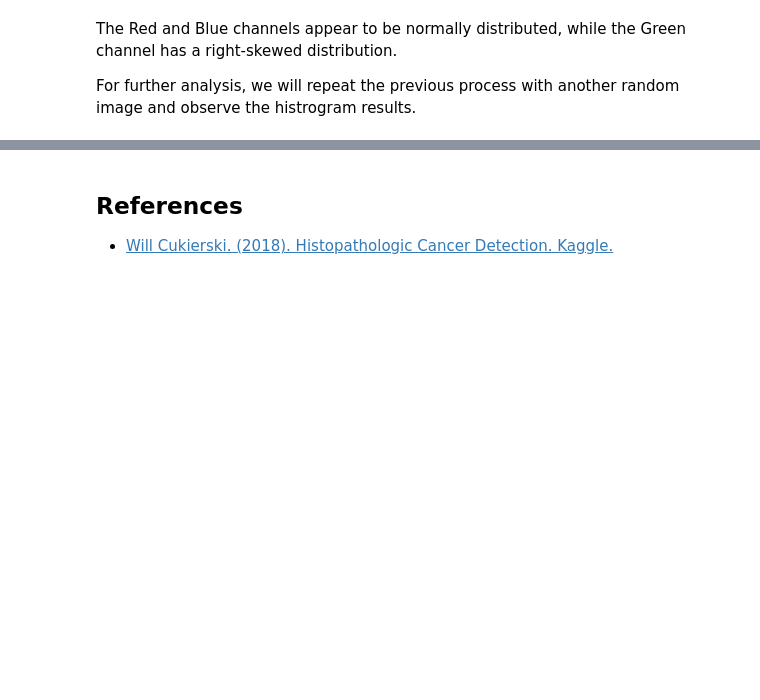
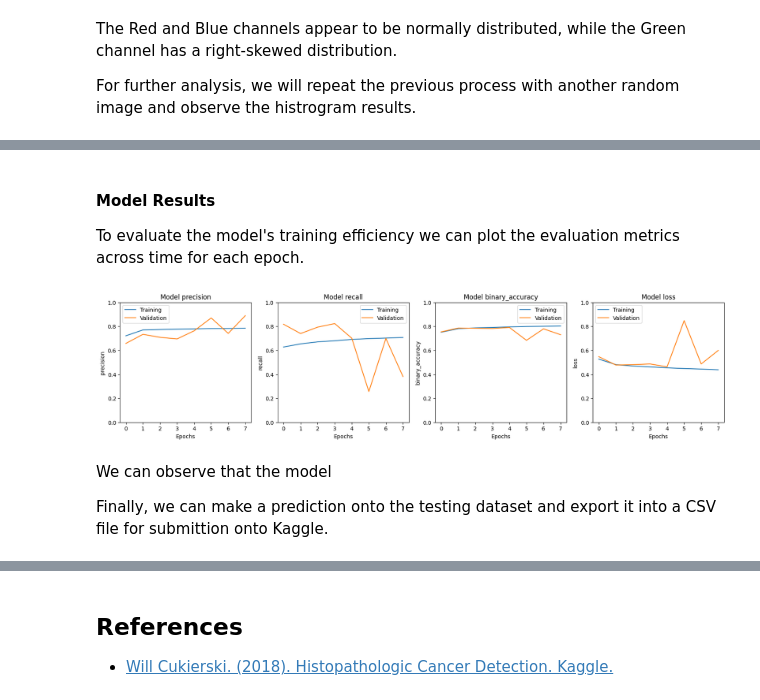
Before and after one commit to IvMonares/CNN_Cancer_Detection, a Jupyter notebook: Convolutional Nerual Network.ipynb, the cells around one changed output, grey strips where cells are left out. Cells and saved outputs as stored; diff of their text form; code cells hidden in the pictures; blank space fills up the shorter version.

Commit message:
Complete the model

```diff
--- a/Convolutional Nerual Network.ipynb
+++ b/Convolutional Nerual Network.ipynb
@@ -199,0 +341,22 @@ For starters, we will leave the images untouched and review the need for pre-pro
+# %%
+epochs = 30
+
+# Define early stop callback
+early_stopping_cb = keras.callbacks.EarlyStopping(patience=3, restore_best_weights=True)
+
+# Add optimizers and evaluation metrics to model
+model.compile(
+    optimizer=keras.optimizers.SGD(learning_rate=0.005),
+    loss="binary_crossentropy",
+    metrics=[keras.metrics.BinaryAccuracy(),
+             keras.metrics.Precision(name="precision"),
+             keras.metrics.Recall(name="recall")],
+)
+
+# Train model
+history = model.fit(
+    training_dataset,
+    epochs=epochs,
+    validation_data= validation_dataset,
+    callbacks=[early_stopping_cb]
+)
@@ -199,0 +380,24 @@ For starters, we will leave the images untouched and review the need for pre-pro
+# %% [markdown]
+#### Model Results
+
+To evaluate the model's training efficiency we can plot the evaluation metrics across time for each epoch.
+# %%
+graph_metrics = ["precision", "recall", "binary_accuracy", "loss"]
+
+fig, ax = plt.subplots(1, len(graph_metrics), figsize=(20, 4))
+ax = ax.ravel()
+
+for i, metric in enumerate(graph_metrics):
+    ax[i].plot(history.history[metric])
+    ax[i].plot(history.history["val_" + metric])
+    ax[i].set_title("Model " + metric)
+    ax[i].set_xlabel("Epochs")
+    ax[i].set_ylabel(metric)
+    ax[i].legend(["Training", "Validation"])
+    ax[i].set_ylim(ymin=0, ymax=1)
+# %% [output]
+[figure, added]
+# %% [markdown]
+We can observe that the model
+
+Finally, we can make a prediction onto the testing dataset and export it into a CSV file for submittion onto Kaggle.
```
Also changed, not shown: parts of 53 cells of this notebook, 1 other file.
